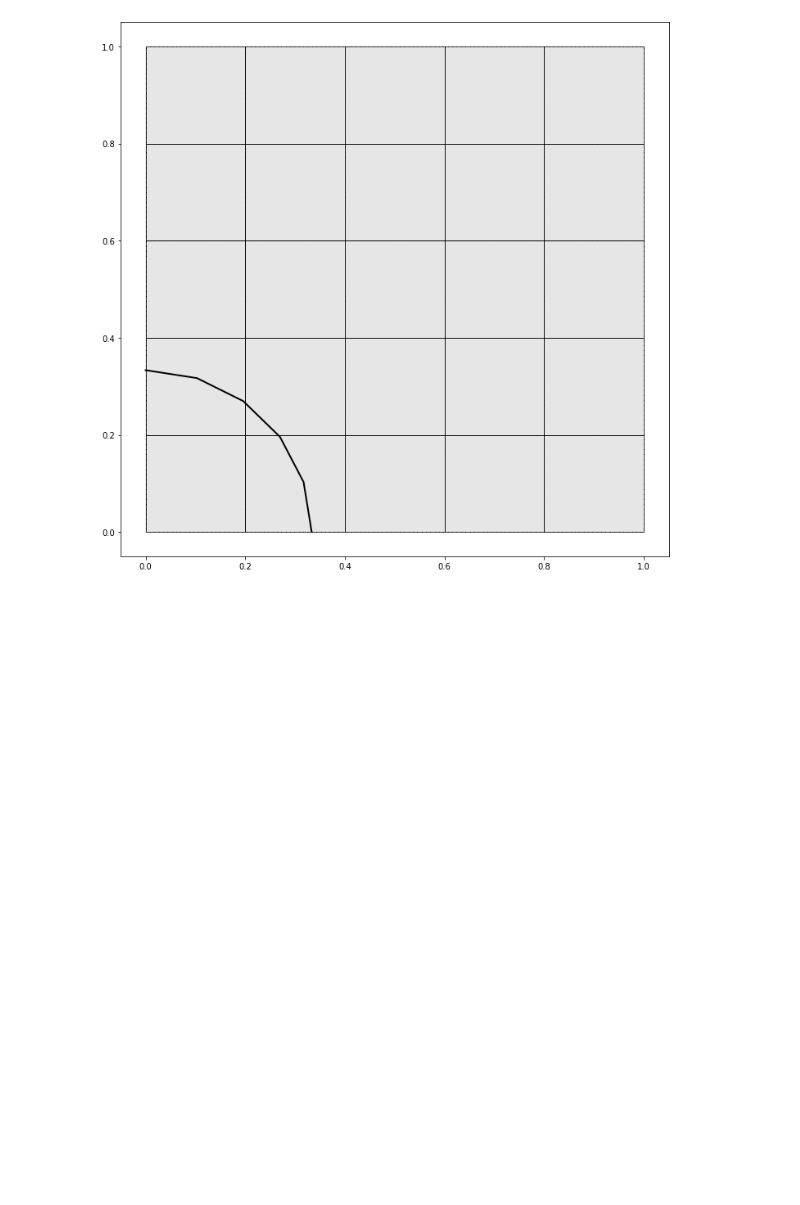
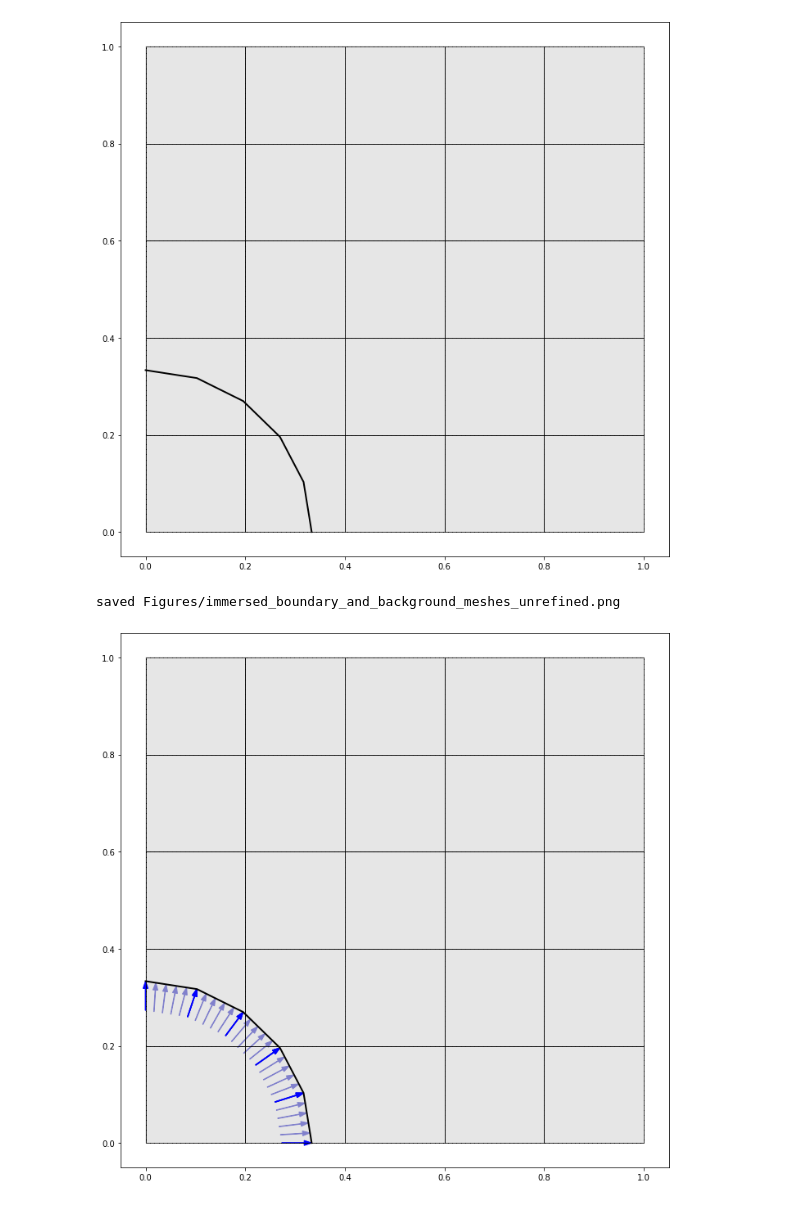
Before and after one commit to CAD-Team/heartflow, a Jupyter notebook: Thick_Walled_Cylinder_2D_Figs.ipynb, the cells around one changed output. Saved outputs shown, nothing was run; the diff lists cells and outputs as text; code cells hidden in the pictures; blank space fills up the shorter version.

Commit message:
update figure gen

```diff
--- a/Thick_Walled_Cylinder_2D_Figs.ipynb
+++ b/Thick_Walled_Cylinder_2D_Figs.ipynb
@@ -350,3 +350,18 @@ ExportPlot(fig, ax, fdir, fname)
 # %% [output]
 saved Figures/immersed_boundary_and_unrefined_background_meshes_no_tractions.png
 [figure]
+# %%
+# Plot immersed boundary mesh on background mesh
+
+fig, ax = NewFigure()
+fname = "immersed_boundary_and_background_meshes_unrefined"
+PlotMesh(ax, omega_topo, omega.x, linewidth=1)
+PlotLine(ax, gamma_topo, gamma.x, linecolor='k', linewidth=2.0)
+PlotVectors(ax, gamma_topo, gamma.x, gamma.traction, res=6, scale=5, color=(0.5,0.5,0.8), width=0.001, headwidth=10)
+PlotVectors(ax, gamma_topo, gamma.x, gamma.traction, res=2, scale=5, color='b', width=0.001, headwidth=10)
+
+
+ExportPlot(fig, ax, fdir, fname)
+# %% [output]
+saved Figures/immersed_boundary_and_background_meshes_unrefined.png
+[figure, added]
```
